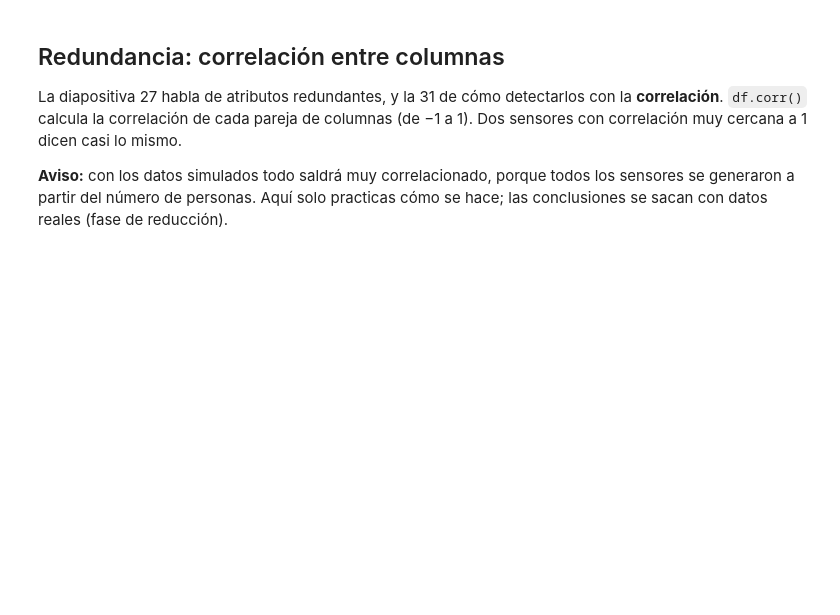
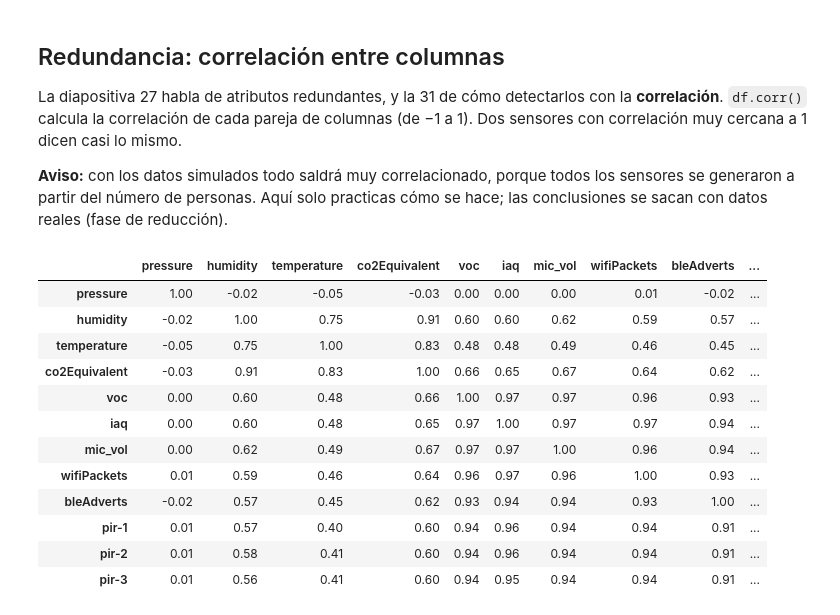
Before and after one commit to UT-IoT-Project/busyness-classifier, a Jupyter notebook: notebooks/02_integracion.ipynb, the cells around one changed output. Saved outputs shown, nothing was run; the diff lists cells and outputs as text; code cells hidden in the pictures; blank space fills up the shorter version.

```diff
--- a/notebooks/02_integracion.ipynb
+++ b/notebooks/02_integracion.ipynb
@@ -100,3 +161,19 @@ sensores se generaron a partir del número de personas. Aquí solo practicas có
 hace; las conclusiones se sacan con datos reales (fase de reducción).
 # %%
 # Tu código aquí
+correlation = df.drop(columns="busynessLabel").corr()
+correlation.round(2)
+# %% [output]
+|  | pressure | humidity | temperature | co2Equivalent | voc | iaq | mic_vol | wifiPackets | bleAdverts | ... |
+| pressure | 1.00 | -0.02 | -0.05 | -0.03 | 0.00 | 0.00 | 0.00 | 0.01 | -0.02 | ... |
+| humidity | -0.02 | 1.00 | 0.75 | 0.91 | 0.60 | 0.60 | 0.62 | 0.59 | 0.57 | ... |
+| temperature | -0.05 | 0.75 | 1.00 | 0.83 | 0.48 | 0.48 | 0.49 | 0.46 | 0.45 | ... |
+| co2Equivalent | -0.03 | 0.91 | 0.83 | 1.00 | 0.66 | 0.65 | 0.67 | 0.64 | 0.62 | ... |
+| voc | 0.00 | 0.60 | 0.48 | 0.66 | 1.00 | 0.97 | 0.97 | 0.96 | 0.93 | ... |
+| iaq | 0.00 | 0.60 | 0.48 | 0.65 | 0.97 | 1.00 | 0.97 | 0.97 | 0.94 | ... |
+| mic_vol | 0.00 | 0.62 | 0.49 | 0.67 | 0.97 | 0.97 | 1.00 | 0.96 | 0.94 | ... |
+| wifiPackets | 0.01 | 0.59 | 0.46 | 0.64 | 0.96 | 0.97 | 0.96 | 1.00 | 0.93 | ... |
+| bleAdverts | -0.02 | 0.57 | 0.45 | 0.62 | 0.93 | 0.94 | 0.94 | 0.93 | 1.00 | ... |
+| pir-1 | 0.01 | 0.57 | 0.40 | 0.60 | 0.94 | 0.96 | 0.94 | 0.94 | 0.91 | ... |
+| pir-2 | 0.01 | 0.58 | 0.41 | 0.60 | 0.94 | 0.96 | 0.94 | 0.94 | 0.91 | ... |
+| pir-3 | 0.01 | 0.56 | 0.41 | 0.60 | 0.94 | 0.95 | 0.94 | 0.94 | 0.91 | ... |
```
Also changed, not shown: parts of 4 cells of this notebook, 3 other files.
